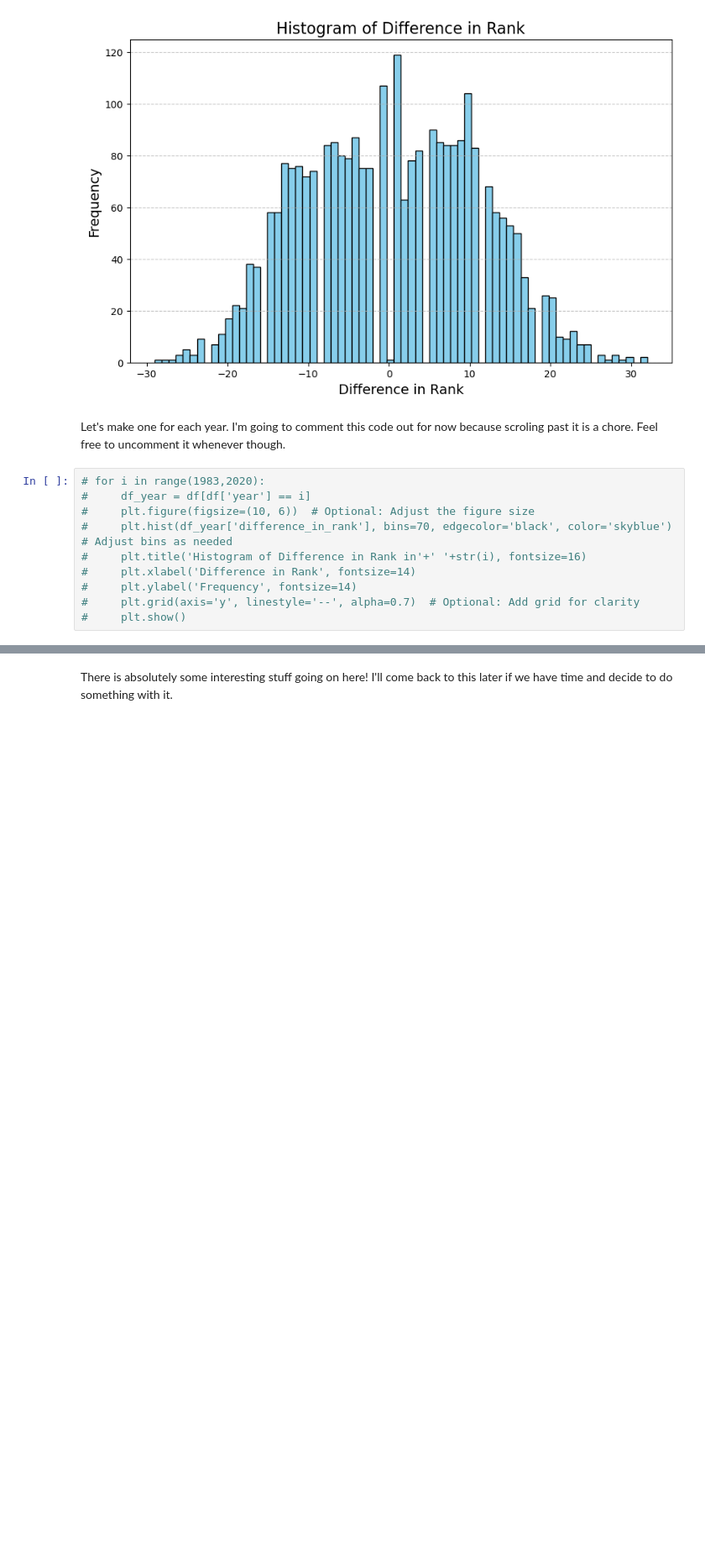
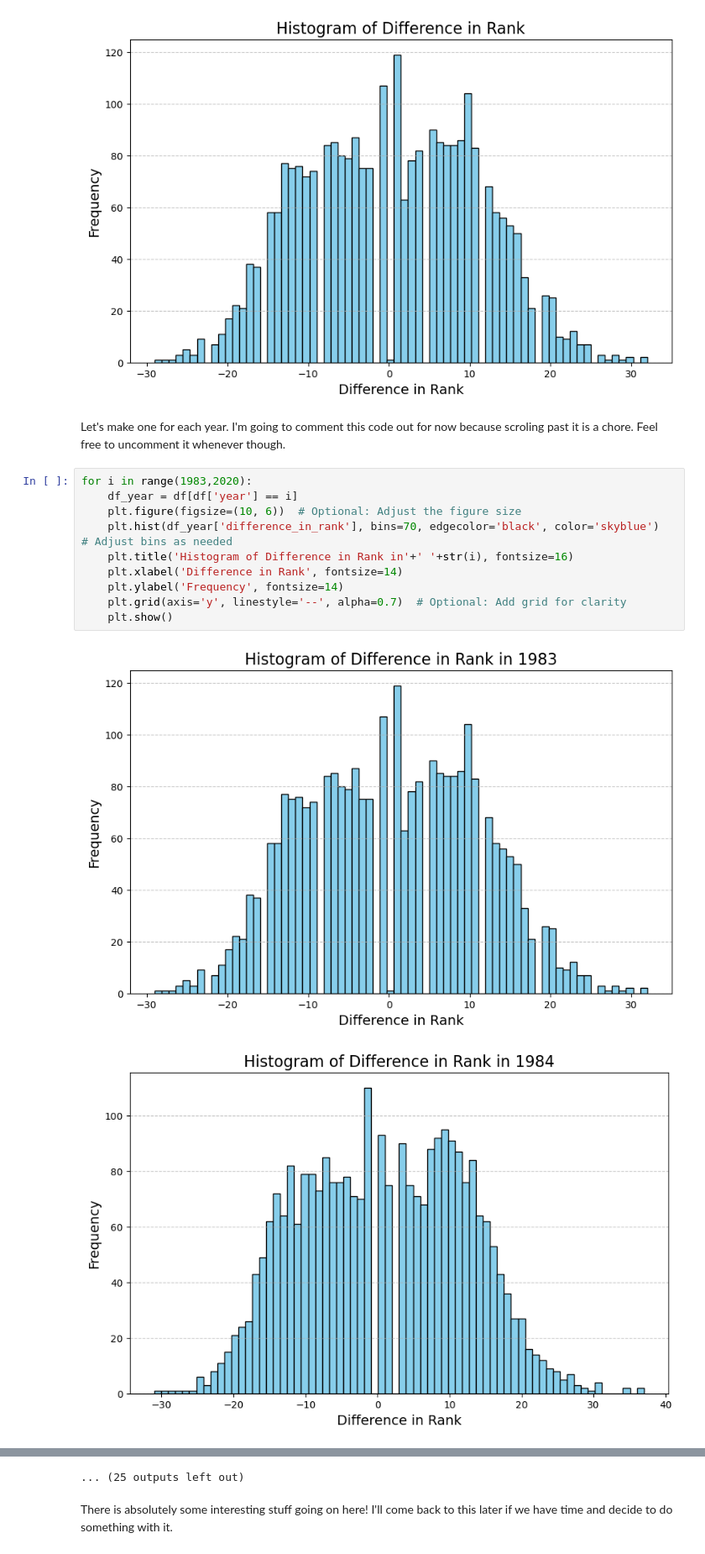
Before and after one commit to kyla-pohl/Erdos-Institute-Fall-2024-Project-Sumo, a Jupyter notebook: Pohl_11.24.24.ipynb, the cells around one changed output, grey strips where cells are left out. Shown at 84% size. Saved outputs shown, nothing was run; the diff lists cells and outputs as text; blank space fills up the shorter version.

```diff
--- a/Pohl_11.24.24.ipynb
+++ b/Pohl_11.24.24.ipynb
@@ -283,12 +283,15 @@ plt.show()
 # %% [markdown]
 Let's make one for each year. I'm going to comment this code out for now because scroling past it is a chore. Feel free to uncomment it whenever though.
 # %%
-# for i in range(1983,2020):
-#     df_year = df[df['year'] == i]
-#     plt.figure(figsize=(10, 6))  # Optional: Adjust the figure size
-#     plt.hist(df_year['difference_in_rank'], bins=70, edgecolor='black', color='skyblue')  # Adjust bins as needed
-#     plt.title('Histogram of Difference in Rank in'+' '+str(i), fontsize=16)
-#     plt.xlabel('Difference in Rank', fontsize=14)
-#     plt.ylabel('Frequency', fontsize=14)
-#     plt.grid(axis='y', linestyle='--', alpha=0.7)  # Optional: Add grid for clarity
-#     plt.show()
+for i in range(1983,2020):
+    df_year = df[df['year'] == i]
+    plt.figure(figsize=(10, 6))  # Optional: Adjust the figure size
+    plt.hist(df_year['difference_in_rank'], bins=70, edgecolor='black', color='skyblue')  # Adjust bins as needed
+    plt.title('Histogram of Difference in Rank in'+' '+str(i), fontsize=16)
+    plt.xlabel('Difference in Rank', fontsize=14)
+    plt.ylabel('Frequency', fontsize=14)
+    plt.grid(axis='y', linestyle='--', alpha=0.7)  # Optional: Add grid for clarity
+    plt.show()
+# %% [output]
+[figure, added]
+[figure, added]
@@ -295,3 +308,4 @@ Let's make one for each year. I'm going to comment this code out for now because
+... (25 outputs left out)
 # %% [markdown]
 There is absolutely some interesting stuff going on here! I'll come back to this later if we have time and decide to do something with it.
 # %%
```
Also changed, not shown: parts of 1 cell of this notebook, 1 other file.
